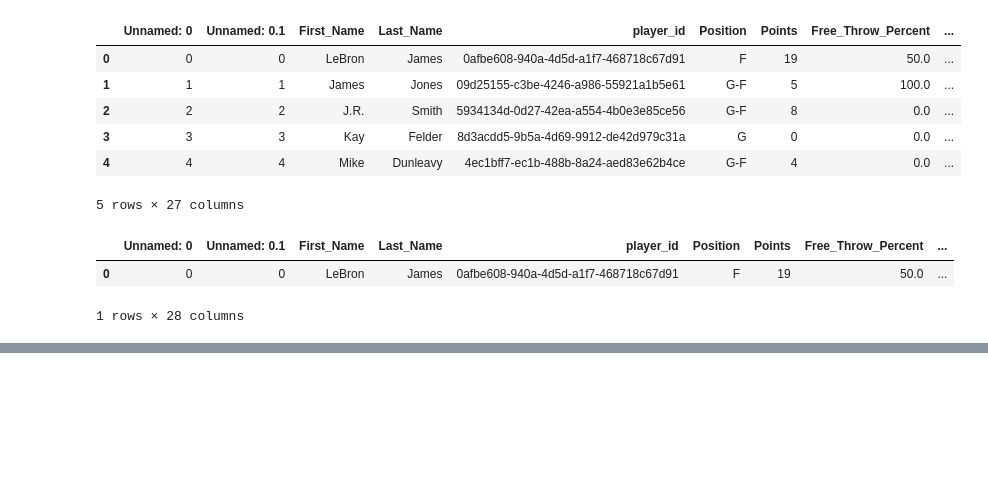
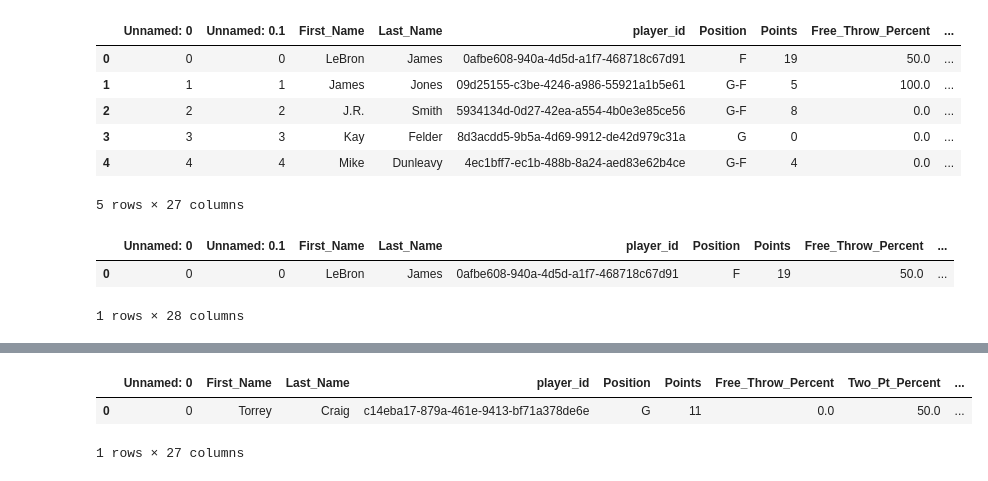
Before and after one commit to tylerspck/Bubble_ball, a Jupyter notebook: Player Data.ipynb, the cells around one changed output, grey strips where cells are left out. Cells and saved outputs as stored; diff of their text form; code cells hidden in the pictures; blank space fills up the shorter version.

```diff
--- a/Player Data.ipynb
+++ b/Player Data.ipynb
@@ -378,0 +394,10 @@ NameError: name 'NBATop50_AllStats' is not defined
+# %%
+NBA_AllStats_PostSzn = pd.read_csv('data_files/player_stats_2019_pst.csv')
+#NBA_AllStats_PostSzn.head()
+# %%
+NBA_AllStats_PostSzn['Player'] = NBA_AllStats_PostSzn['First_Name'].str.cat(NBA_AllStats_PostSzn['Last_Name'],sep=" ")
+NBA_AllStats_PostSzn.head(1)
+# %% [output]
+|  | Unnamed: 0 | First_Name | Last_Name | player_id | Position | Points | Free_Throw_Percent | Two_Pt_Percent | ... |
+| 0 | 0 | Torrey | Craig | c14eba17-879a-461e-9413-bf71a378de6e | G | 11 | 0.0 | 50.0 | ... |
+1 rows × 27 columns
```
Also changed, not shown: parts of 6 cells of this notebook, 1 other file.
